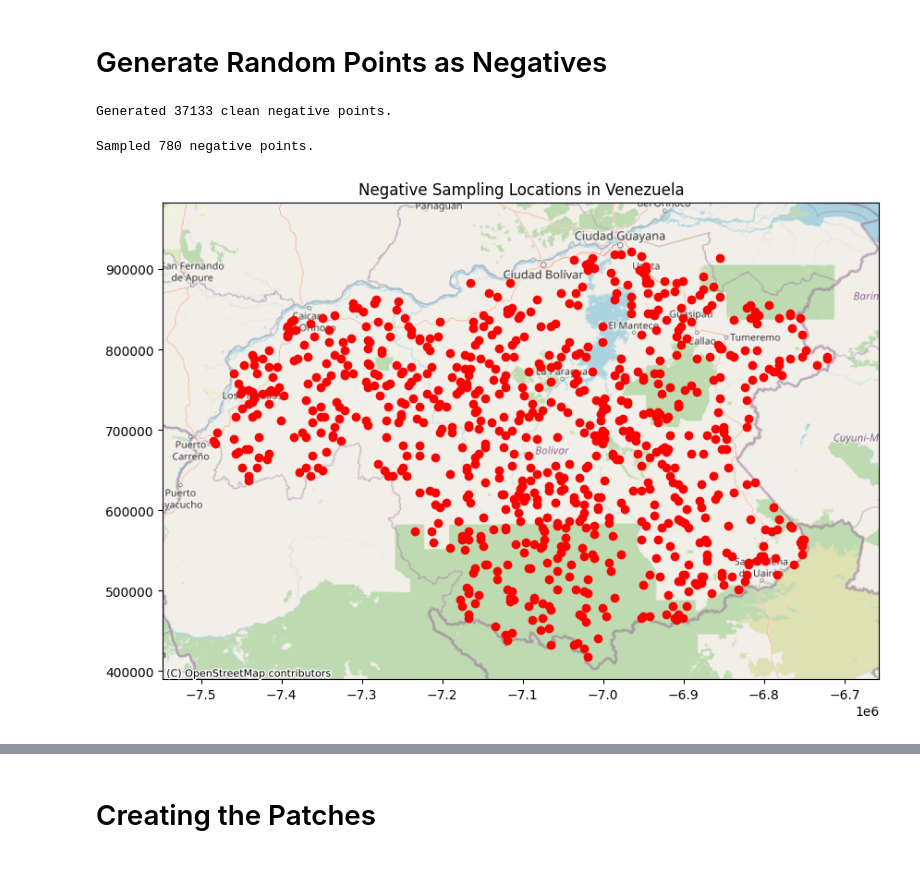
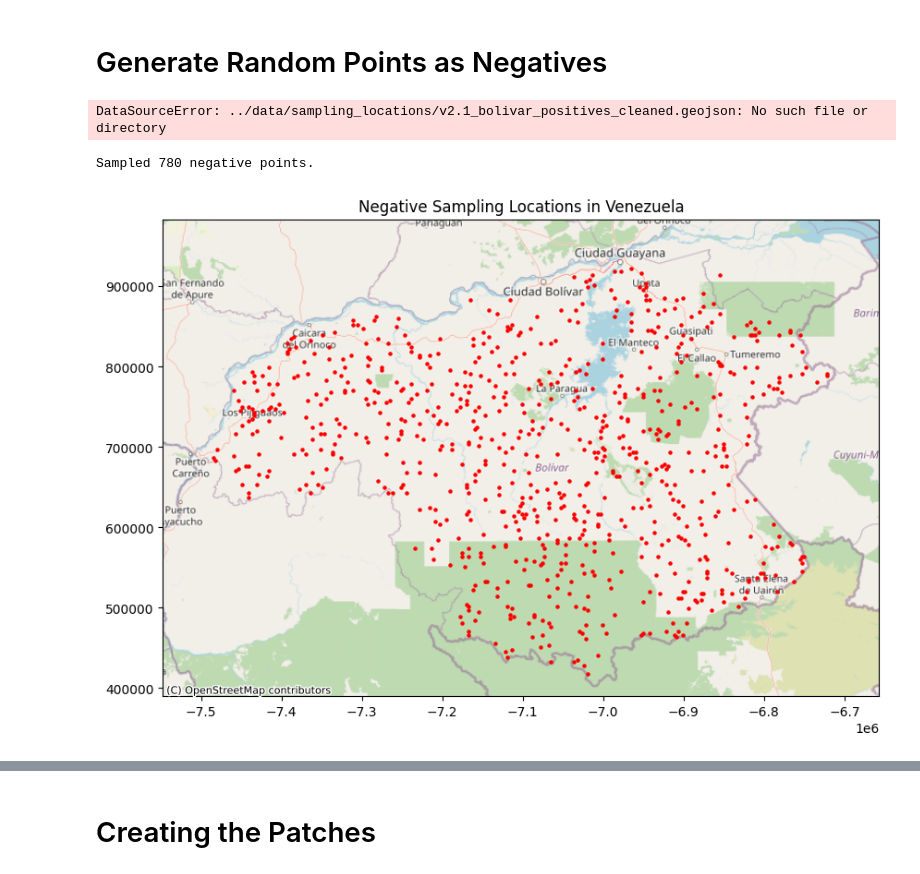
Before and after one commit to selmadissing/ASGM-Detector, a Jupyter notebook: gee/get_training_data_random_negatives.ipynb, the cells around one changed output, grey strips where cells are left out. Cells and saved outputs as stored; diff of their text form; code cells hidden in the pictures.

```diff
--- a/gee/get_training_data_random_negatives.ipynb
+++ b/gee/get_training_data_random_negatives.ipynb
@@ -12,48 +12,65 @@ import matplotlib.pyplot as plt
 import geopandas as gpd
 from shapely.geometry import Point
 import numpy as np
+from shapely.strtree import STRtree
 
-# Load GeoJSONs
+# Parameters
+patch_size_m = 2560  # 256px at 10m resolution
+grid_spacing = patch_size_m
+
+# Load data
 boundary = gpd.read_file("../data/boundaries/bolivar.geojson").to_crs(epsg=3857)
-positive_points = gpd.read_file("../data/sampling_locations/v2.1_bolivar_positives_cleaned.geojson").to_crs(epsg=3857)
+positive_points = gpd.read_file("../data/sampling_locations/v2.1_bolivar_cleaned_positives.geojson").to_crs(epsg=3857)
 
-# Define grid spacing
-patch_size_m = 2560  # 256px at 10m resolution
-grid_spacing = patch_size_m  # 1 patch per point, no overlap
-
-# Get bounds for grid creation
+# Create grid of candidate points
 minx, miny, maxx, maxy = boundary.total_bounds
-
-# Generate grid of points
 x_coords = np.arange(minx, maxx, grid_spacing)
 y_coords = np.arange(miny, maxy, grid_spacing)
-
 grid_points = [Point(x, y) for x in x_coords for y in y_coords]
 grid_gdf = gpd.GeoDataFrame(geometry=grid_points, crs=boundary.crs)
 
-# Clip to boundary
+# Clip grid to boundary
 grid_gdf = gpd.clip(grid_gdf, boundary)
 
-# Remove points too close to positive patches
-# Buffer positive points by half patch size to avoid overlap
-buffer_radius = patch_size_m
-positive_buffered = positive_points.buffer(buffer_radius)
+# Buffer positive points to exclude nearby areas
+positive_buffered = positive_points.buffer(patch_size_m)
+positive_union = positive_buffered.unary_union  # shapely geometry
 
-# Combine all buffers into a single MultiPolygon
-positive_union = positive_buffered.unary_union
+# Filter out grid points that intersect buffered positives
+grid_gdf["is_valid"] = ~grid_gdf.geometry.intersects(positive_union)
+valid_points = grid_gdf[grid_gdf["is_valid"]].drop(columns="is_valid").reset_index(drop=True)
 
-# Filter: keep only grid points not intersecting the buffer
-grid_gdf["is_valid"] = ~grid_gdf.geometry.intersects(positive_union)
-negative_points = grid_gdf[grid_gdf["is_valid"]].drop(columns="is_valid").reset_index(drop=True)
+# Enforce minimum distance between negative points (non-overlapping patches)
+def enforce_min_distance(points_gdf, min_distance):
+    selected = []
+    geometries = list(points_gdf.geometry)
+    geom_to_index = {id(geom): i for i, geom in enumerate(geometries)}
+    tree = STRtree(geometries)
+    used_ids = set()
 
-# Result:
-print(f"Generated {len(negative_points)} clean negative points.")
+    for geom in geometries:
+        geom_id = id(geom)
+        if geom_id in used_ids:
+            continue
+        selected.append(geom_to_index[geom_id])
+        buffer = geom.buffer(min_distance - 1e-6)
+        neighbors = tree.query(buffer)
+        used_ids.update(id(g) for g in neighbors)
+
+    return points_gdf.iloc[selected].reset_index(drop=True)
+
+# Apply filtering
+final_negatives = enforce_min_distance(valid_points, min_distance=patch_size_m)
+
+# Result
+print(f"Final non-overlapping negative points: {len(final_negatives)}")
 # %% [output]
-Generated 37133 clean negative points.
+DataSourceError: ../data/sampling_locations/v2.1_bolivar_positives_cleaned.geojson: No such file or directory
 # %%
-negative_points = negative_points.sample(n=len(positive_points) * 5, random_state=42)
+negative_points = final_negatives.sample(n=len(positive_points) * 5, random_state=42)
 print(f"Sampled {len(negative_points)} negative points.")
-# Save to GeoJSON
+# # Save to GeoJSON
+negative_points = negative_points.to_crs(epsg=4326)
 negative_points.to_file("../data/sampling_locations/random_negatives_bolivar.geojson", driver="GeoJSON")
 # %% [output]
 Sampled 780 negative points.
@@ -73,12 +90,12 @@ venezuela_bounds_3857 = venezuela_gdf.to_crs(epsg=3857).geometry[0].bounds
 xmin, ymin, xmax, ymax = venezuela_bounds_3857
 # %%
 # Negative sampling locations
-ax = negative_points.to_crs(epsg=3857).plot(marker='o', color='red', figsize=(10, 10))
+ax = negative_points.to_crs(epsg=3857).plot(marker='o', color='red', figsize=(10, 10), markersize=5)
 # Set limits to Venezuela
 ax.set_xlim([xmin, xmax])
 ax.set_ylim([ymin, ymax])
 cx.add_basemap(ax, source=cx.providers.OpenStreetMap.Mapnik)
 plt.title("Negative Sampling Locations in Venezuela")
 plt.show()
 # %% [output]
-[figure, old version]
+[figure, new version]
```
Also changed, not shown: parts of 12 cells of this notebook, 5 other files.
